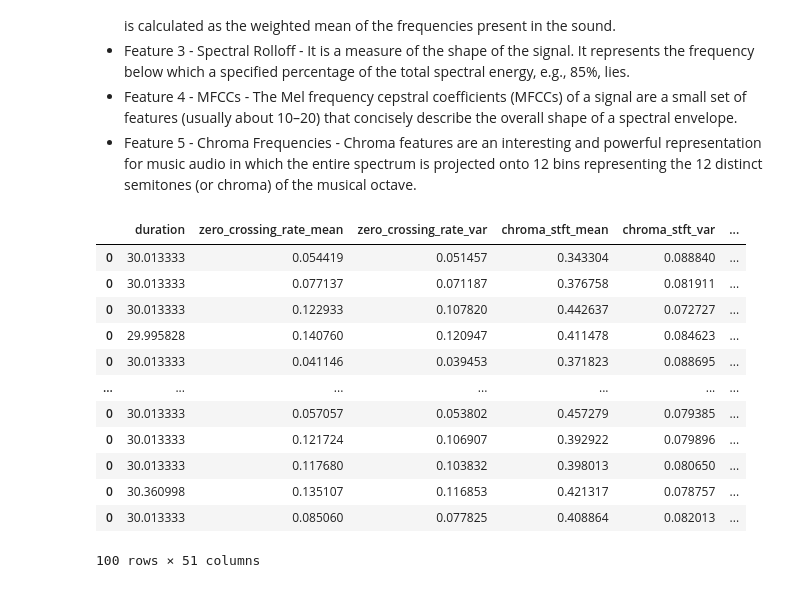
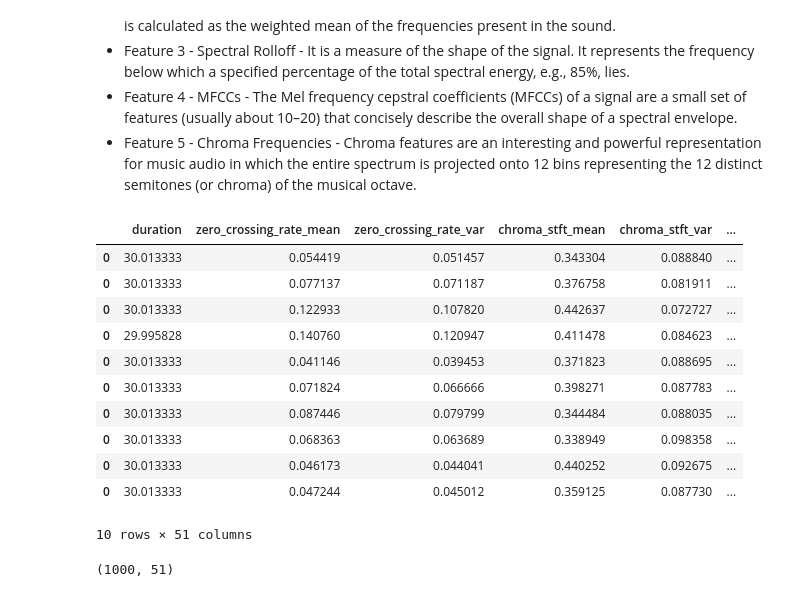
Before and after one commit to NickKirilov/Classically-Punk, a Jupyter notebook: classically_punk.ipynb, the cells around one changed output. Drawn from its saved outputs; the diff is of its cells as text; code cells hidden in the pictures.

```diff
--- a/classically_punk.ipynb
+++ b/classically_punk.ipynb
@@ -91,13 +95,13 @@ def generate_df(raw_features):
     new_df["spectral_rolloff_mean"] = [np.mean(raw_features["spectral_rolloff"])]
     new_df["spectral_rolloff_var"] = [np.var(raw_features["spectral_rolloff"])]
 
-    mfcc = raw_features["mfccs"]
-    mfcc_means = np.mean(mfccs, axis=1)
-    mfcc_vars = np.var(mfccs, axis=1)
+    mfccs = raw_features["mfccs"]
+    mfccs_means = np.mean(mfccs, axis=1)
+    mfccs_vars = np.var(mfccs, axis=1)
 
-    for i in range(len(mfcc_means)):
-        new_df[f"mfcc{i+1}_mean"] = mfcc_means[i]
-        new_df[f"mfcc{i+1}_var"] = mfcc_vars[i]
+    for i in range(len(mfccs_means)):
+        new_df[f"mfcc{i+1}_mean"] = mfccs_means[i]
+        new_df[f"mfcc{i+1}_var"] = mfccs_vars[i]
 
     return new_df
 # %%
@@ -113,22 +117,22 @@ for genre in genres:
         new_df["audio_path"] = [audio_path]
         new_df["genre"] = [genre]
         df = pd.concat([df, new_df])
-
-
-    break
 # %%
-df
+df.head(10)
 # %% [output]
 |  | duration | zero_crossing_rate_mean | zero_crossing_rate_var | chroma_stft_mean | chroma_stft_var | ... |
 | 0 | 30.013333 | 0.054419 | 0.051457 | 0.343304 | 0.088840 | ... |
 | 0 | 30.013333 | 0.077137 | 0.071187 | 0.376758 | 0.081911 | ... |
 | 0 | 30.013333 | 0.122933 | 0.107820 | 0.442637 | 0.072727 | ... |
 | 0 | 29.995828 | 0.140760 | 0.120947 | 0.411478 | 0.084623 | ... |
 | 0 | 30.013333 | 0.041146 | 0.039453 | 0.371823 | 0.088695 | ... |
-| ... | ... | ... | ... | ... | ... | ... |
-| 0 | 30.013333 | 0.057057 | 0.053802 | 0.457279 | 0.079385 | ... |
-| 0 | 30.013333 | 0.121724 | 0.106907 | 0.392922 | 0.079896 | ... |
-| 0 | 30.013333 | 0.117680 | 0.103832 | 0.398013 | 0.080650 | ... |
-| 0 | 30.360998 | 0.135107 | 0.116853 | 0.421317 | 0.078757 | ... |
-| 0 | 30.013333 | 0.085060 | 0.077825 | 0.408864 | 0.082013 | ... |
+| 0 | 30.013333 | 0.071824 | 0.066666 | 0.398271 | 0.087783 | ... |
+| 0 | 30.013333 | 0.087446 | 0.079799 | 0.344484 | 0.088035 | ... |
+| 0 | 30.013333 | 0.068363 | 0.063689 | 0.338949 | 0.098358 | ... |
+| 0 | 30.013333 | 0.046173 | 0.044041 | 0.440252 | 0.092675 | ... |
+| 0 | 30.013333 | 0.047244 | 0.045012 | 0.359125 | 0.087730 | ... |
-100 rows × 51 columns
+10 rows × 51 columns
+# %%
+df.shape
+# %% [output]
+(1000, 51)
```
Also changed, not shown: parts of 14 cells of this notebook.
